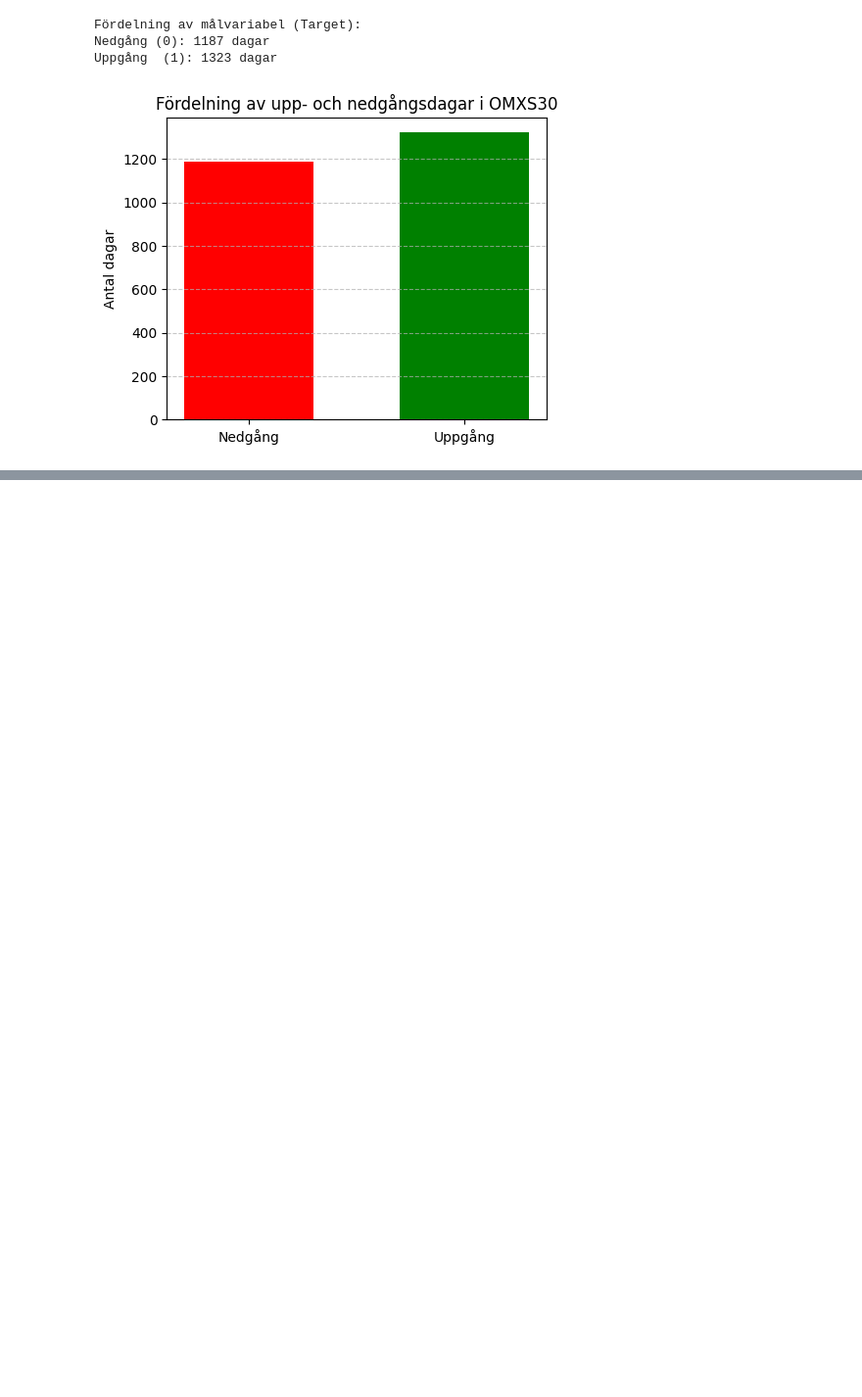
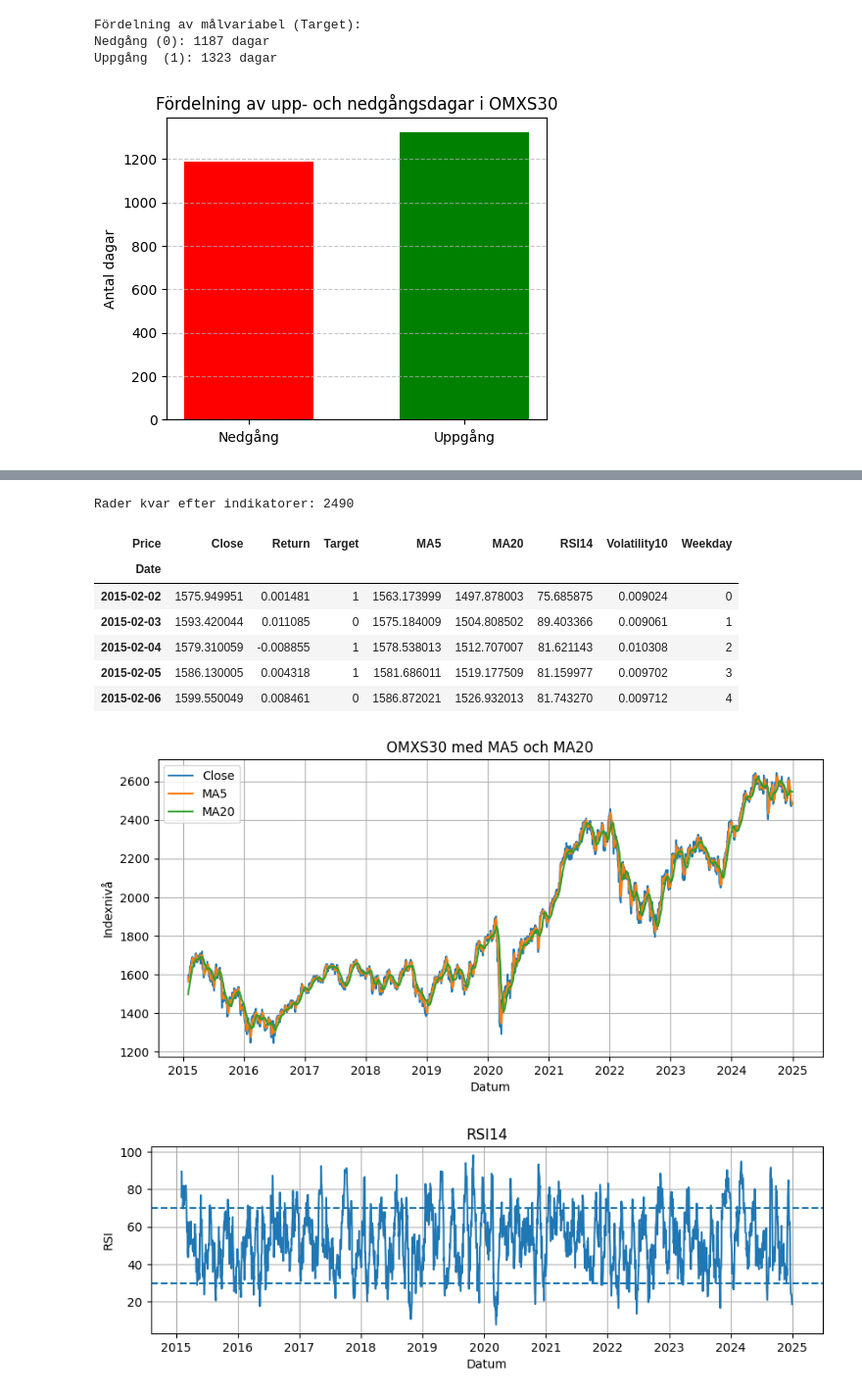
Before and after one commit to christiansopov-gif/OMXS30_Projekt, a Jupyter notebook: OMXS30_AI_Project.ipynb, the cells around one changed output, grey strips where cells are left out. Shown at 98% size. Saved outputs shown, nothing was run; the diff lists cells and outputs as text; code cells hidden in the pictures; blank space fills up the shorter version.

```diff
--- a/OMXS30_AI_Project.ipynb
+++ b/OMXS30_AI_Project.ipynb
@@ -226,0 +273,63 @@ Uppgång  (1): 1323 dagar
+# %%
+# Kodcell 7: Indikatorer + kontroll (MA5, MA20, RSI14, Volatility10, Weekday)
+
+import numpy as np
+
+# Säker utplock av Close-serien
+if isinstance(data.columns, pd.MultiIndex):
+    close = data['Close'].iloc[:, 0]
+else:
+    close = data['Close']
+
+# 1) Trend
+data["MA5"] = close.rolling(5).mean()
+data["MA20"] = close.rolling(20).mean()
+
+# 2) RSI14 (enkel variant)
+delta = close.diff()
+gain = delta.clip(lower=0)
+loss = -delta.clip(upper=0)
+avg_gain = gain.rolling(14).mean()
+avg_loss = loss.rolling(14).mean()
+rs = avg_gain / avg_loss.replace(0, np.nan)
+data["RSI14"] = 100 - (100 / (1 + rs))
+
+# 3) Volatilitet 10 dagar på Return
+# Return och Target skapades i din Kodcell 4
+data["Volatility10"] = data["Return"].rolling(10).std()
+
+# 4) Veckodag
+data["Weekday"] = data.index.weekday  # 0=mån ... 4=fre
+
+# Rensa rader där indikatorerna inte kan beräknas ännu
+need = ["MA20", "RSI14", "Volatility10", "Return", "Target"]
+data_feat = data.dropna(subset=need).copy()
+
+print("Rader kvar efter indikatorer:", len(data_feat))
+cols = ["Close","Return","Target","MA5","MA20","RSI14","Volatility10","Weekday"]
+display(data_feat[cols].head())
+
+# Snabb visuell check: Close med MA5 och MA20
+plt.figure(figsize=(10,4.5))
+plt.plot(data_feat.index, data_feat["Close"], label="Close")
+plt.plot(data_feat.index, data_feat["MA5"], label="MA5")
+plt.plot(data_feat.index, data_feat["MA20"], label="MA20")
+plt.title("OMXS30 med MA5 och MA20")
+plt.xlabel("Datum"); plt.ylabel("Indexnivå"); plt.grid(True); plt.legend(); plt.show()
+
+# Snabb visuell check: RSI14
+plt.figure(figsize=(10,2.8))
+plt.plot(data_feat.index, data_feat["RSI14"])
+plt.axhline(70, linestyle="--"); plt.axhline(30, linestyle="--")
+plt.title("RSI14"); plt.xlabel("Datum"); plt.ylabel("RSI"); plt.grid(True); plt.show()
+# %% [output]
+Rader kvar efter indikatorer: 2490
+| Price | Close | Return | Target | MA5 | MA20 | RSI14 | Volatility10 | Weekday |
+| Date |  |  |  |  |  |  |  |  |
+| 2015-02-02 | 1575.949951 | 0.001481 | 1 | 1563.173999 | 1497.878003 | 75.685875 | 0.009024 | 0 |
+| 2015-02-03 | 1593.420044 | 0.011085 | 0 | 1575.184009 | 1504.808502 | 89.403366 | 0.009061 | 1 |
+| 2015-02-04 | 1579.310059 | -0.008855 | 1 | 1578.538013 | 1512.707007 | 81.621143 | 0.010308 | 2 |
+| 2015-02-05 | 1586.130005 | 0.004318 | 1 | 1581.686011 | 1519.177509 | 81.159977 | 0.009702 | 3 |
+| 2015-02-06 | 1599.550049 | 0.008461 | 0 | 1586.872021 | 1526.932013 | 81.743270 | 0.009712 | 4 |
+[figure, added]
+[figure, added]
```
Also changed, not shown: parts of 1 cell of this notebook.
